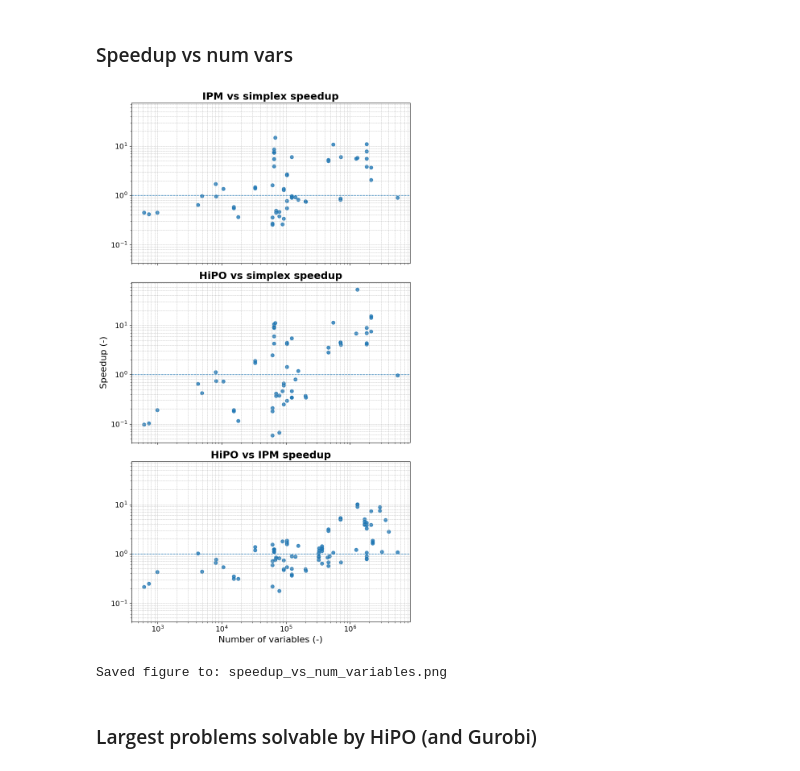
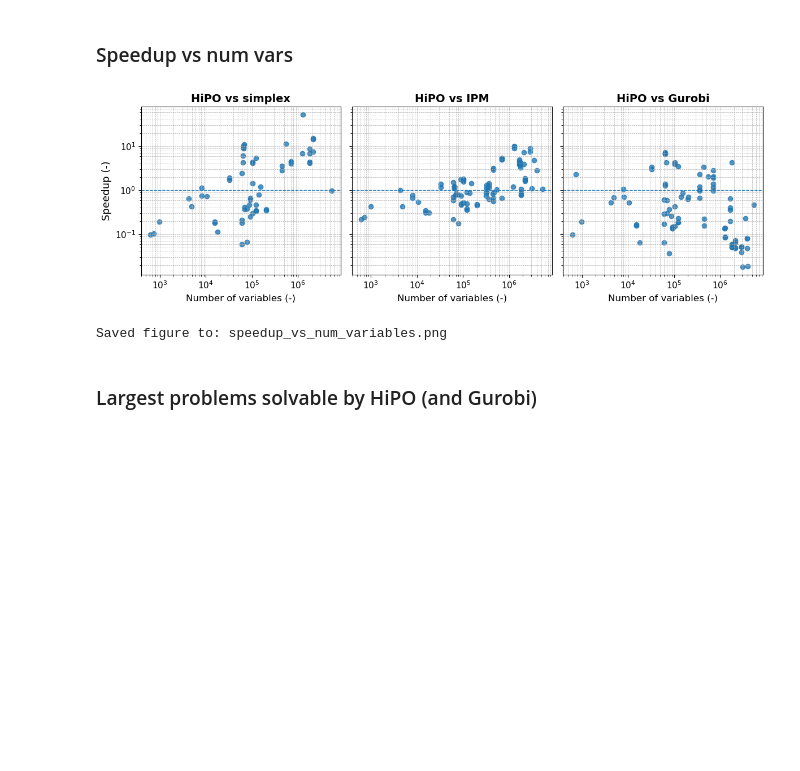
Before and after one commit to open-energy-transition/solver-benchmark, a Jupyter notebook: notebooks/higs-hipo-runs.ipynb, the cells around one changed output. Drawn from its saved outputs; the diff is of its cells as text; code cells hidden in the pictures; blank space fills up the shorter version.

Commit message:
Add hipo vs gurobi speedup subplot and move newline join outside the f-string expression in runner/utils.py

```diff
--- a/notebooks/higs-hipo-runs.ipynb
+++ b/notebooks/higs-hipo-runs.ipynb
@@ -1621,12 +1586,12 @@ def plot_speedup_vs_size_subplots_vertical(
 
     print(f"Saved figure to: {outpath}")
 # %%
-plot_speedup_vs_size_subplots_vertical(
+plot_speedup_vs_size(
     final_with_size,
     outpath="speedup_vs_num_variables.png",
 )
 # %% [output]
-[figure, old version]
+[figure, new version]
 Saved figure to: speedup_vs_num_variables.png
 # %% [markdown]
 ### Largest problems solvable by HiPO (and Gurobi)
```
Also changed, not shown: parts of 6 cells of this notebook, 1 other file.
